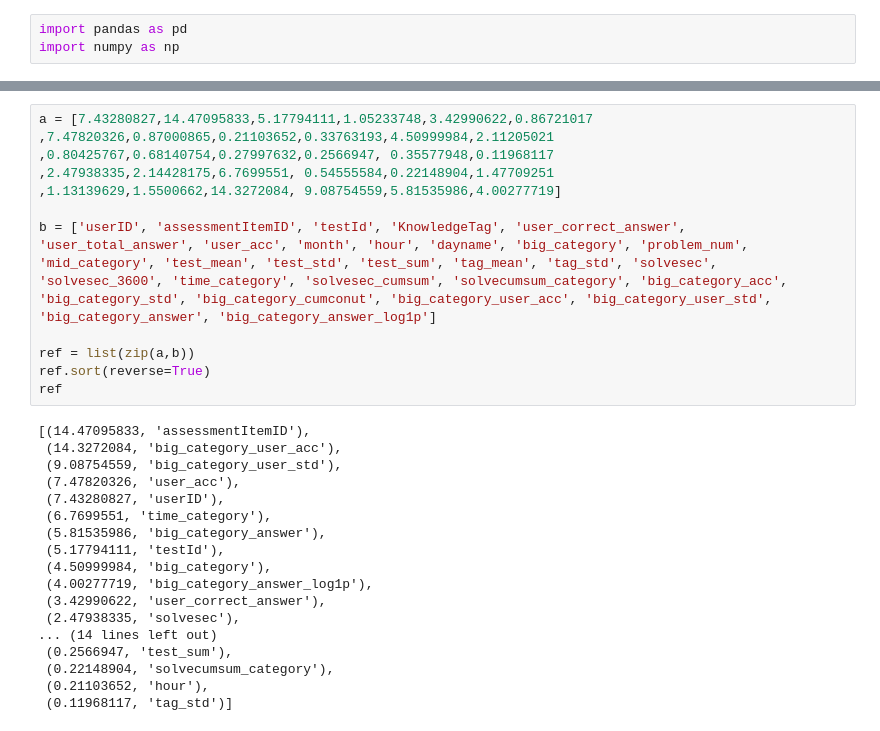
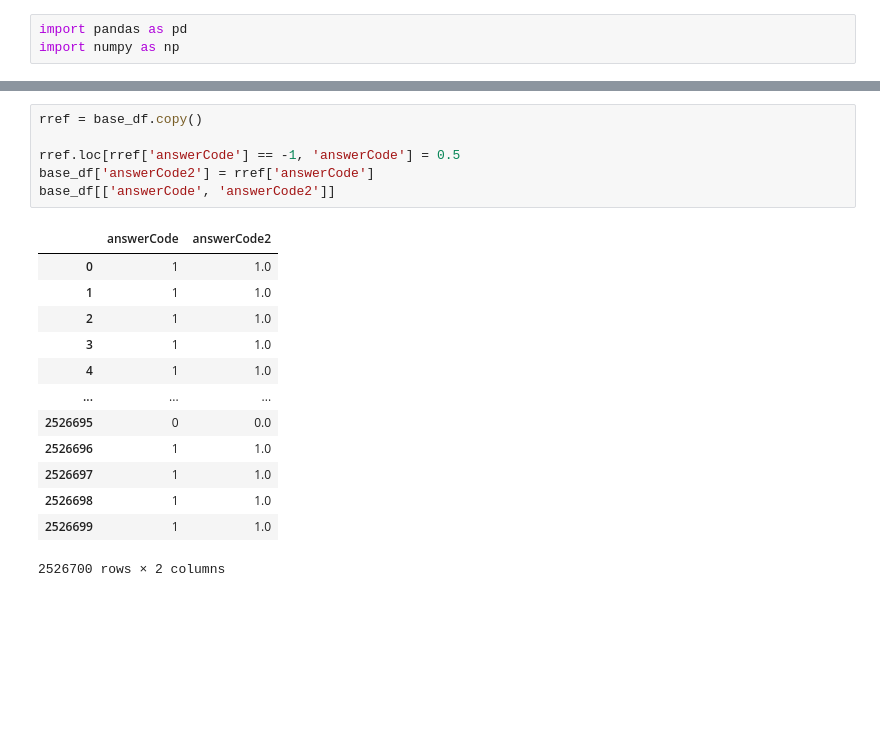
Before and after one commit to boostcampaitech4lv23recsys2/level2_dkt_recsys-level2-recsys-08, a Jupyter notebook: CatBoost_model/catboost_FE.ipynb, the cells around one changed output, grey strips where cells are left out. Saved outputs shown, nothing was run; the diff lists cells and outputs as text; blank space fills up the shorter version.

Commit message:
[Test][채민수] CatBosst 모델 실험들

```diff
--- a/CatBoost_model/catboost_FE.ipynb
+++ b/CatBoost_model/catboost_FE.ipynb
@@ -84,30 +42,20 @@ dtype: object
-# %%
-a = [7.43280827,14.47095833,5.17794111,1.05233748,3.42990622,0.86721017
-,7.47820326,0.87000865,0.21103652,0.33763193,4.50999984,2.11205021
-,0.80425767,0.68140754,0.27997632,0.2566947, 0.35577948,0.11968117
-,2.47938335,2.14428175,6.7699551, 0.54555584,0.22148904,1.47709251
-,1.13139629,1.5500662,14.3272084, 9.08754559,5.81535986,4.00277719]
-
-b = ['userID', 'assessmentItemID', 'testId', 'KnowledgeTag', 'user_correct_answer', 'user_total_answer', 'user_acc', 'month', 'hour', 'dayname', 'big_category', 'problem_num', 'mid_category', 'test_mean', 'test_std', 'test_sum', 'tag_mean', 'tag_std', 'solvesec', 'solvesec_3600', 'time_category', 'solvesec_cumsum', 'solvecumsum_category', 'big_category_acc', 'big_category_std', 'big_category_cumconut', 'big_category_user_acc', 'big_category_user_std', 'big_category_answer', 'big_category_answer_log1p']
-
-ref = list(zip(a,b))
-ref.sort(reverse=True)
-ref
-# %% [output]
-[(14.47095833, 'assessmentItemID'),
- (14.3272084, 'big_category_user_acc'),
- (9.08754559, 'big_category_user_std'),
- (7.47820326, 'user_acc'),
- (7.43280827, 'userID'),
- (6.7699551, 'time_category'),
- (5.81535986, 'big_category_answer'),
- (5.17794111, 'testId'),
- (4.50999984, 'big_category'),
- (4.00277719, 'big_category_answer_log1p'),
- (3.42990622, 'user_correct_answer'),
- (2.47938335, 'solvesec'),
-... (14 lines left out)
- (0.2566947, 'test_sum'),
- (0.22148904, 'solvecumsum_category'),
- (0.21103652, 'hour'),
- (0.11968117, 'tag_std')]
+# %%
+rref = base_df.copy()
+
+rref.loc[rref['answerCode'] == -1, 'answerCode'] = 0.5
+base_df['answerCode2'] = rref['answerCode']
+base_df[['answerCode', 'answerCode2']]
+# %% [output]
+|  | answerCode | answerCode2 |
+| 0 | 1 | 1.0 |
+| 1 | 1 | 1.0 |
+| 2 | 1 | 1.0 |
+| 3 | 1 | 1.0 |
+| 4 | 1 | 1.0 |
+| ... | ... | ... |
+| 2526695 | 0 | 0.0 |
+| 2526696 | 1 | 1.0 |
+| 2526697 | 1 | 1.0 |
+| 2526698 | 1 | 1.0 |
+| 2526699 | 1 | 1.0 |
+2526700 rows × 2 columns
```
Also changed, not shown: parts of 21 cells of this notebook, 4 other files.
